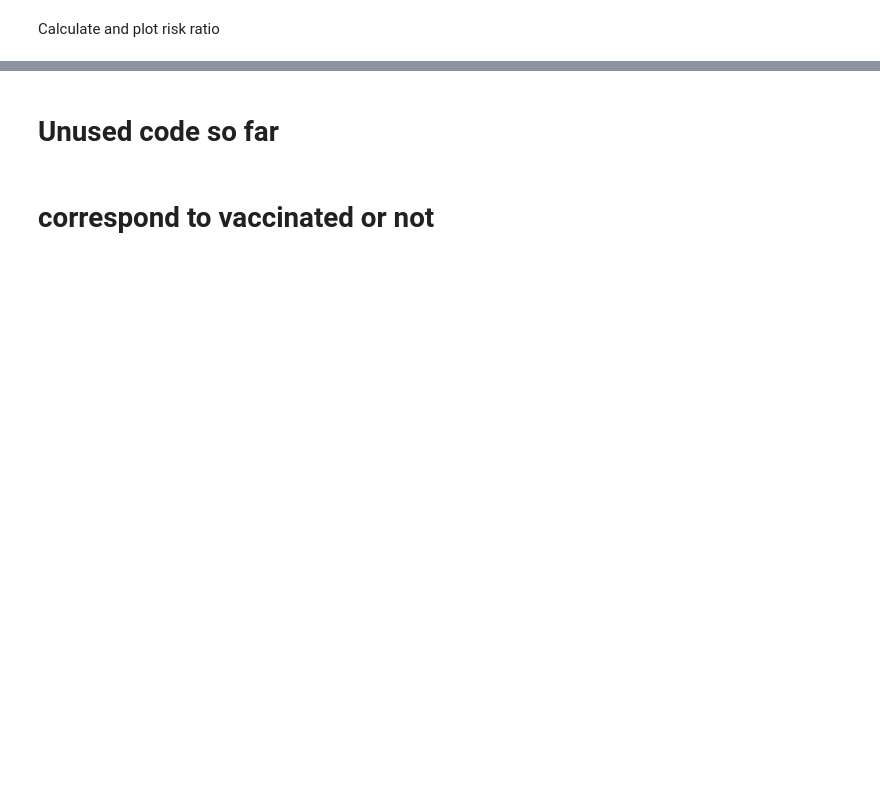
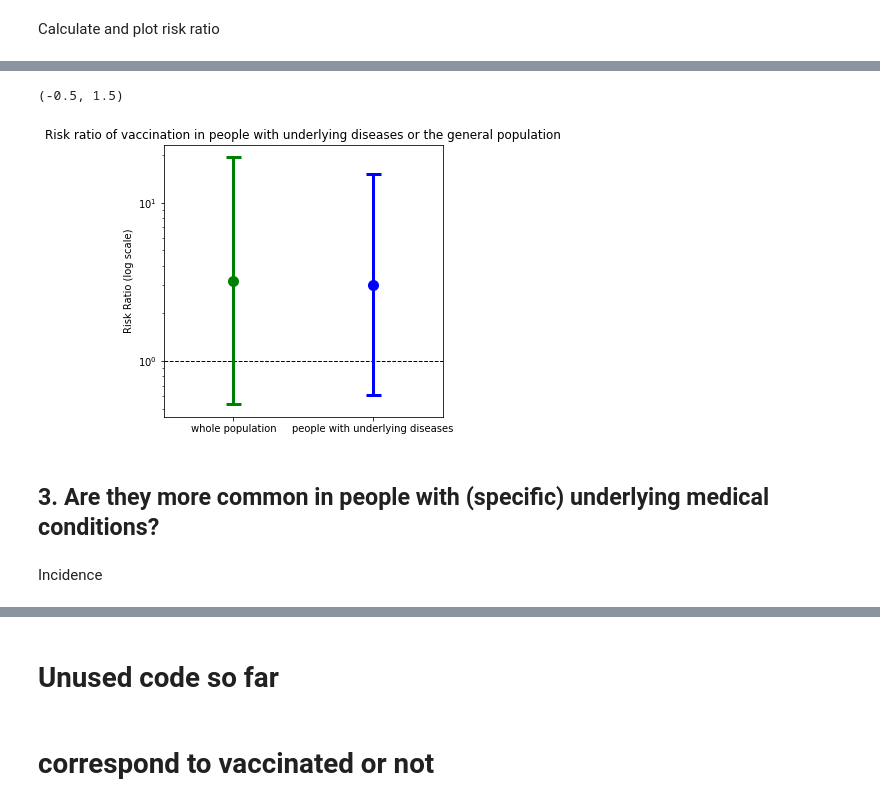
Before and after one commit to MonicaMueller/big-data-final-project, a Jupyter notebook: Project_vaccine_comorbidities.ipynb, the cells around one changed output, grey strips where cells are left out. Saved outputs shown, nothing was run; the diff lists cells and outputs as text; code cells hidden in the pictures; blank space fills up the shorter version.

```diff
--- a/Project_vaccine_comorbidities.ipynb
+++ b/Project_vaccine_comorbidities.ipynb
@@ -482,7 +1008,7 @@ plt.ylabel('Number of AEs per thousand individuals')
 # %% [markdown]
 Make contingency table (not using pd.crosstab to avoid another huge dataset with all individuals and because we need to count unique IDs)
 # %%
-def contingency(df_event, id_vac, id_nvac, columns = ls_AE, index = dict_vac):
+def contingency(df_event, id_vac, id_nvac, columns = ls_AE, index = dict_vacORnot):
     """
     Makes a 2x2 contingency table, which can be used for the chi^2 test and calculating the risk ratio.
 
@@ -498,13 +1024,13 @@ def contingency(df_event, id_vac, id_nvac, columns = ls_AE, index = dict_vac):
 
     # fill contingency table with values in the subset
 
-    for v in dict_vac: # loop throug vaccinated vs. not
+    for v in dict_vacORnot: # loop throug vaccinated vs. not
 
 
         # with AEs
 
         # number of nonvaccinated/vaccinated people with AEs = number of individuals with AEs
-        crosstab.loc[v,'AE'] = len(df_event[df_event['vaccinated']==dict_vac[v]]['eid'].unique())
+        crosstab.loc[v,'AE'] = len(df_event[df_event['vaccinated']==dict_vacORnot[v]]['eid'].unique())
 
         # DELETE THIS FOR FINAL ANALYSIS
         # if we have no event (happens in the subset), add 1 for testing the plot and analysis further below
@@ -720,33 +1308,40 @@ loc
 plt.figure(figsize = (5,5))
 plt.yscale("log")
 plt.axhline(1, ls='--', linewidth=1, color='black')
 
-color = ['r','b','g']
+color = ['g','b']
 
 # initialize counter
-c = 1
+c = 0
 # initialize location array for labelling x ticks
 loc = []
 
 # looping through the rows, i = index of row and res = data as a series
 for i, res in RR_result.iterrows():
 
     # draw the CI
     x = [c,c] # x location
     y = [res['CI_lower'], res['CI_upper']]
     plt.plot(x, y, "_-", markersize = 15, markeredgewidth= 3, linewidth = 3, color = color[c])
 
     # draw the RR
     x = [c] # x location
     y = [res['RR']]
     plt.plot(x, y, "o", markersize = 10, color = color[c])
 
     # append the x location to the location list for labelling x ticks
     loc.append(c)
     c += 1
 
 # labelling
 plt.ylabel('Risk Ratio (log scale)')
 plt.title('Risk ratio of vaccination in people with underlying diseases or the general population')
 plt.xticks(ticks = loc, labels = RR_result.index)
-plt.xlim(0.5,2.5)
+plt.xlim(-0.5,1.5)
+# %% [output]
+(-0.5, 1.5)
+[figure, added]
+# %% [markdown]
+## 3. Are they more common in people with (specific) underlying medical conditions?
+# %% [markdown]
+Incidence
```
Also changed, not shown: parts of 85 cells of this notebook.
